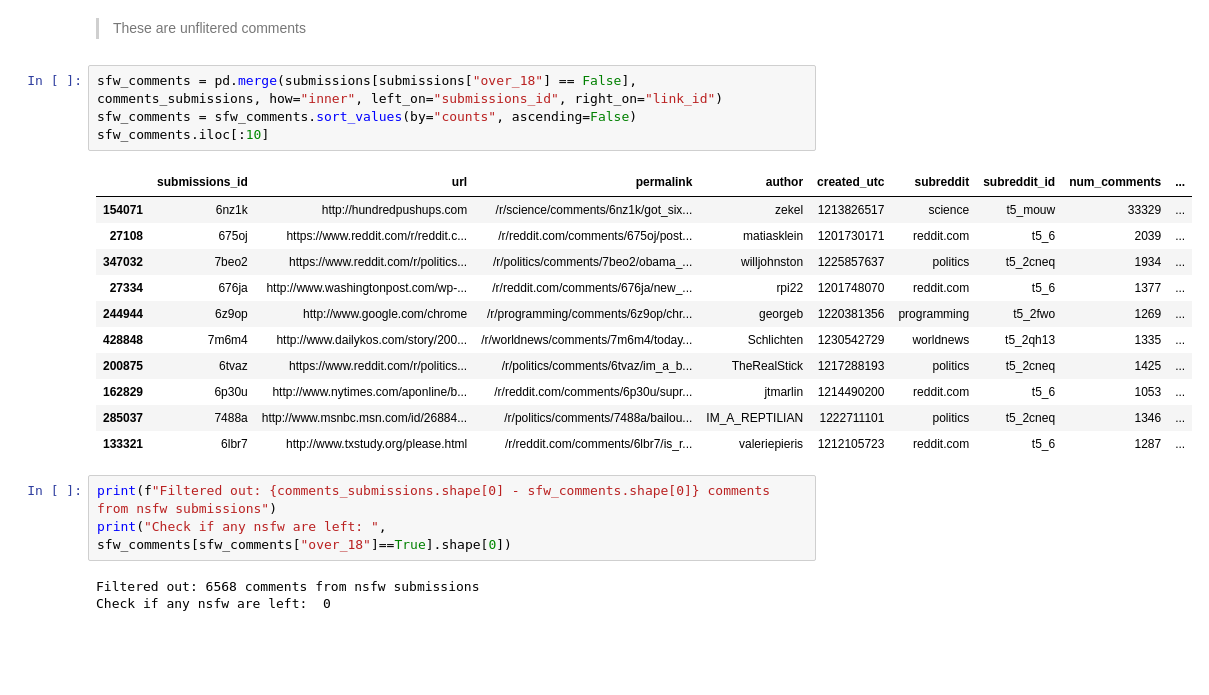
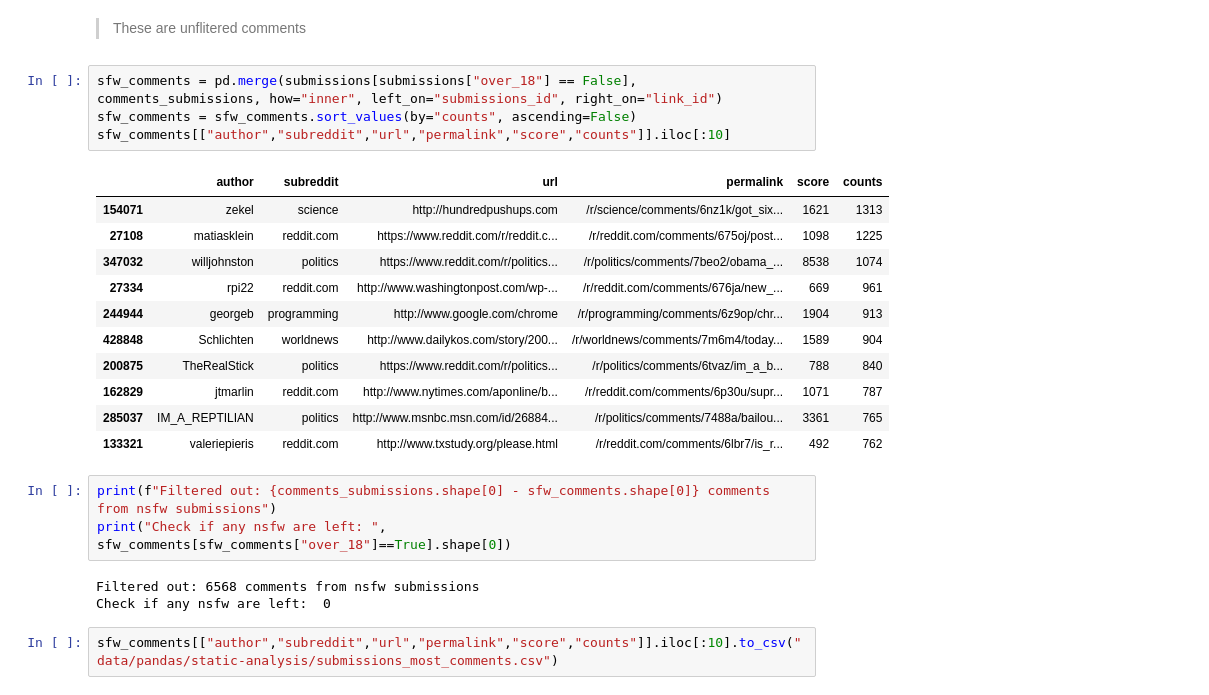
Before and after one commit to milicevicMarko/Reddit2008-Analysis, a Jupyter notebook: Static analysis.ipynb, the cells around one changed output. Saved outputs shown, nothing was run; the diff lists cells and outputs as text; blank space fills up the shorter version.

```diff
--- a/Static analysis.ipynb
+++ b/Static analysis.ipynb
@@ -281,22 +253,24 @@ comments_submissions
 # %%
 sfw_comments = pd.merge(submissions[submissions["over_18"] == False], comments_submissions, how="inner", left_on="submissions_id", right_on="link_id")
 sfw_comments = sfw_comments.sort_values(by="counts", ascending=False)
-sfw_comments.iloc[:10]
+sfw_comments[["author","subreddit","url","permalink","score","counts"]].iloc[:10]
 # %% [output]
-|  | submissions_id | url | permalink | author | created_utc | subreddit | subreddit_id | num_comments | ... |
-| 154071 | 6nz1k | http://hundredpushups.com | /r/science/comments/6nz1k/got_six... | zekel | 1213826517 | science | t5_mouw | 33329 | ... |
-| 27108 | 675oj | https://www.reddit.com/r/reddit.c... | /r/reddit.com/comments/675oj/post... | matiasklein | 1201730171 | reddit.com | t5_6 | 2039 | ... |
-| 347032 | 7beo2 | https://www.reddit.com/r/politics... | /r/politics/comments/7beo2/obama_... | willjohnston | 1225857637 | politics | t5_2cneq | 1934 | ... |
-| 27334 | 676ja | http://www.washingtonpost.com/wp-... | /r/reddit.com/comments/676ja/new_... | rpi22 | 1201748070 | reddit.com | t5_6 | 1377 | ... |
-| 244944 | 6z9op | http://www.google.com/chrome | /r/programming/comments/6z9op/chr... | georgeb | 1220381356 | programming | t5_2fwo | 1269 | ... |
-| 428848 | 7m6m4 | http://www.dailykos.com/story/200... | /r/worldnews/comments/7m6m4/today... | Schlichten | 1230542729 | worldnews | t5_2qh13 | 1335 | ... |
-| 200875 | 6tvaz | https://www.reddit.com/r/politics... | /r/politics/comments/6tvaz/im_a_b... | TheRealStick | 1217288193 | politics | t5_2cneq | 1425 | ... |
-| 162829 | 6p30u | http://www.nytimes.com/aponline/b... | /r/reddit.com/comments/6p30u/supr... | jtmarlin | 1214490200 | reddit.com | t5_6 | 1053 | ... |
-| 285037 | 7488a | http://www.msnbc.msn.com/id/26884... | /r/politics/comments/7488a/bailou... | IM_A_REPTILIAN | 1222711101 | politics | t5_2cneq | 1346 | ... |
-| 133321 | 6lbr7 | http://www.txstudy.org/please.html | /r/reddit.com/comments/6lbr7/is_r... | valeriepieris | 1212105723 | reddit.com | t5_6 | 1287 | ... |
+|  | author | subreddit | url | permalink | score | counts |
+| 154071 | zekel | science | http://hundredpushups.com | /r/science/comments/6nz1k/got_six... | 1621 | 1313 |
+| 27108 | matiasklein | reddit.com | https://www.reddit.com/r/reddit.c... | /r/reddit.com/comments/675oj/post... | 1098 | 1225 |
+| 347032 | willjohnston | politics | https://www.reddit.com/r/politics... | /r/politics/comments/7beo2/obama_... | 8538 | 1074 |
+| 27334 | rpi22 | reddit.com | http://www.washingtonpost.com/wp-... | /r/reddit.com/comments/676ja/new_... | 669 | 961 |
+| 244944 | georgeb | programming | http://www.google.com/chrome | /r/programming/comments/6z9op/chr... | 1904 | 913 |
+| 428848 | Schlichten | worldnews | http://www.dailykos.com/story/200... | /r/worldnews/comments/7m6m4/today... | 1589 | 904 |
+| 200875 | TheRealStick | politics | https://www.reddit.com/r/politics... | /r/politics/comments/6tvaz/im_a_b... | 788 | 840 |
+| 162829 | jtmarlin | reddit.com | http://www.nytimes.com/aponline/b... | /r/reddit.com/comments/6p30u/supr... | 1071 | 787 |
+| 285037 | IM_A_REPTILIAN | politics | http://www.msnbc.msn.com/id/26884... | /r/politics/comments/7488a/bailou... | 3361 | 765 |
+| 133321 | valeriepieris | reddit.com | http://www.txstudy.org/please.html | /r/reddit.com/comments/6lbr7/is_r... | 492 | 762 |
 # %%
 print(f"Filtered out: {comments_submissions.shape[0] - sfw_comments.shape[0]} comments from nsfw submissions")
 print("Check if any nsfw are left: ", sfw_comments[sfw_comments["over_18"]==True].shape[0])
 # %% [output]
 Filtered out: 6568 comments from nsfw submissions
 Check if any nsfw are left:  0
+# %%
+sfw_comments[["author","subreddit","url","permalink","score","counts"]].iloc[:10].to_csv("data/pandas/static-analysis/submissions_most_comments.csv")
```
Also changed, not shown: parts of 7 cells of this notebook, 7 other files.
